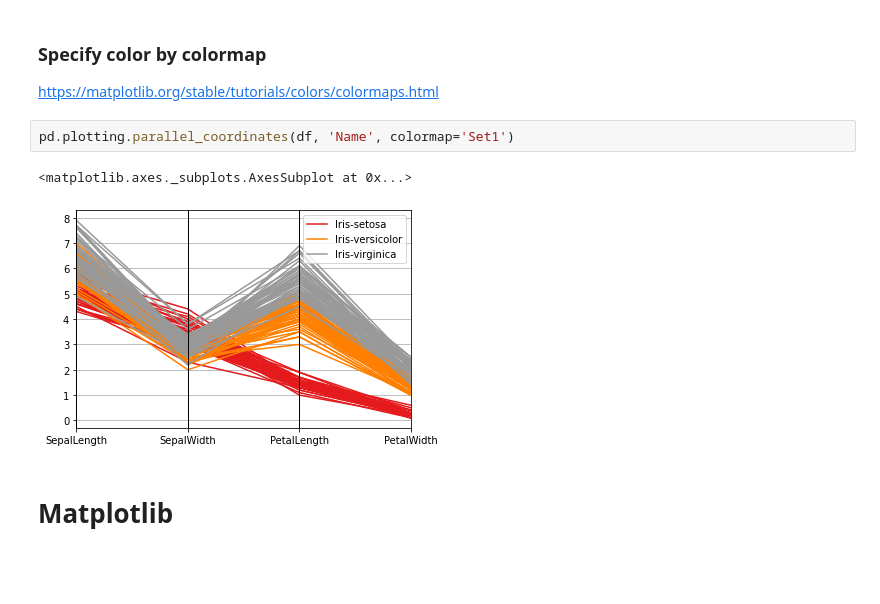
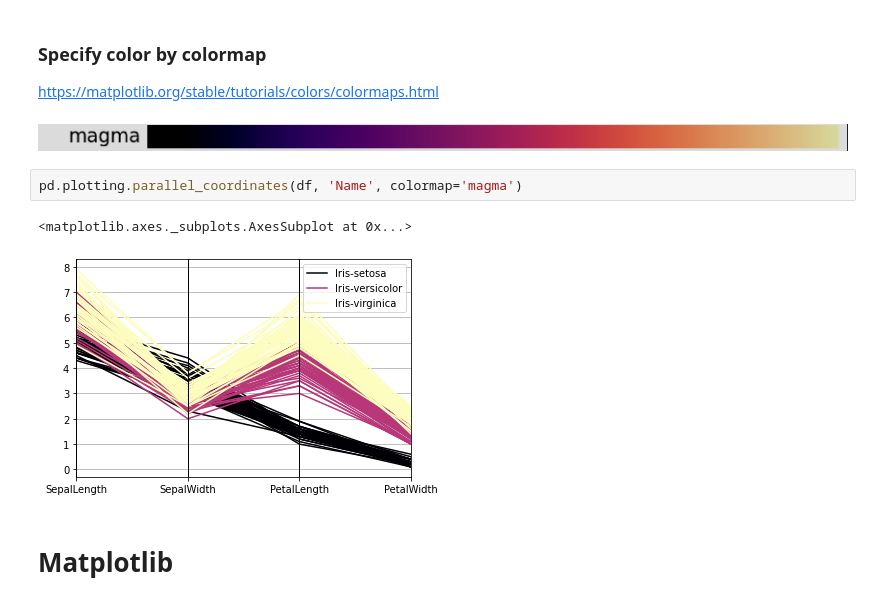
Before and after one commit to InwARMSelviAXE/BasicProg_DataViz65, a Jupyter notebook: DataViz01_Table_Data.ipynb, the cells around one changed output. Saved outputs shown, nothing was run; the diff lists cells and outputs as text; blank space fills up the shorter version.

```diff
--- a/DataViz01_Table_Data.ipynb
+++ b/DataViz01_Table_Data.ipynb
@@ -87,11 +87,13 @@ pd.plotting.parallel_coordinates(df, 'Name', color=['#A73B24', '#003C71', '#88B4
 # %% [markdown]
 ### Specify color by colormap
 https://matplotlib.org/stable/tutorials/colors/colormaps.html
+# %% [markdown]
+![Screenshot 2022-09-21 142028.png](embedded-picture-1)
 # %%
-pd.plotting.parallel_coordinates(df, 'Name', colormap='Set1')
+pd.plotting.parallel_coordinates(df, 'Name', colormap='magma')
 # %% [output]
 <matplotlib.axes._subplots.AxesSubplot at 0x...>
-[figure, old version]
+[figure, new version]
 # %% [markdown]
 # Matplotlib
 # %%
```
Also changed, not shown: parts of 6 cells of this notebook.
